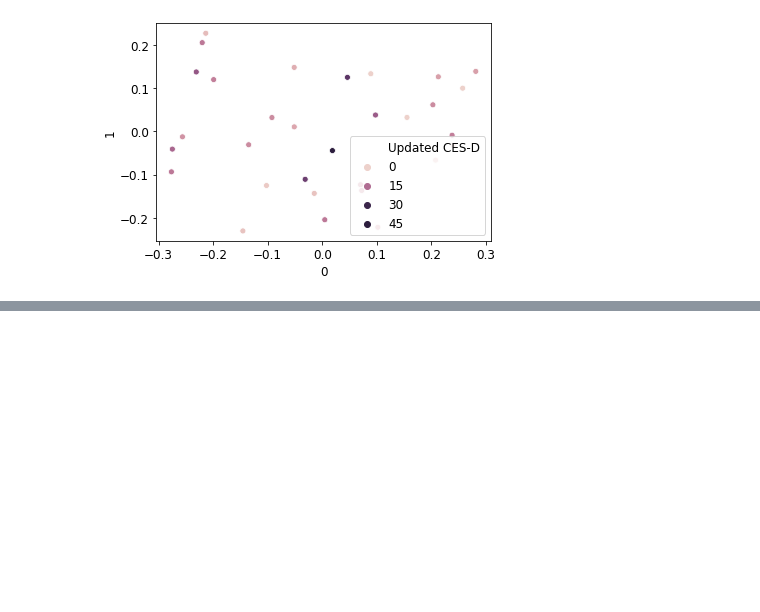
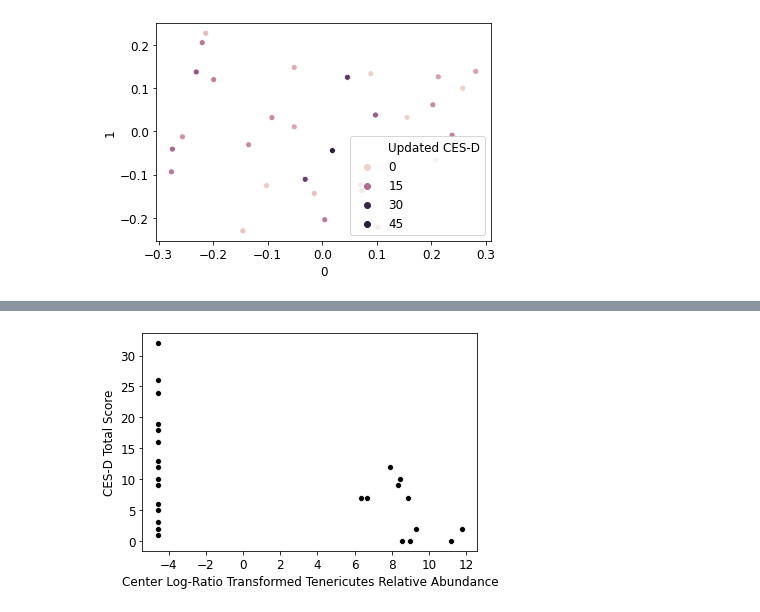
Before and after one commit to sterrettJD/Chemobrain, a Jupyter notebook: Final figs and additional analyses.ipynb, the cells around one changed output, grey strips where cells are left out. Cells and saved outputs as stored; diff of their text form; code cells hidden in the pictures; blank space fills up the shorter version.

```diff
--- a/Final figs and additional analyses.ipynb
+++ b/Final figs and additional analyses.ipynb
@@ -629,0 +667,13 @@ plt.show()
+# %%
+font = {'size'   : 12}
+matplotlib.rc('font', **font)
+
+ax = sns.scatterplot(x=clr(L2["k__Bacteria;p__Tenericutes"].apply(lambda x: x+0.00000001)),
+                    y=metadata["Updated CES-D"].reindex_like(L2),
+                    color=["black"])
+
+ax.set(xlabel="Center Log-Ratio Transformed Tenericutes Relative Abundance",
+       ylabel="CES-D Total Score")
+plt.show()
+# %% [output]
+[figure, added]
```
Also changed, not shown: parts of 10 cells of this notebook.
